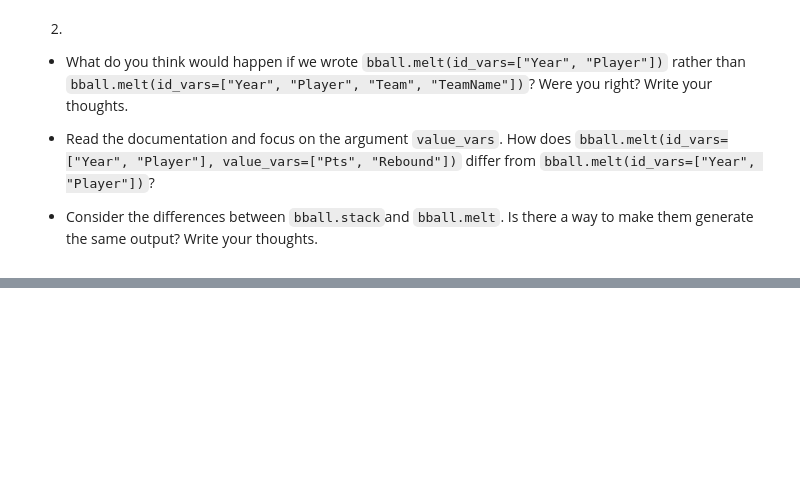
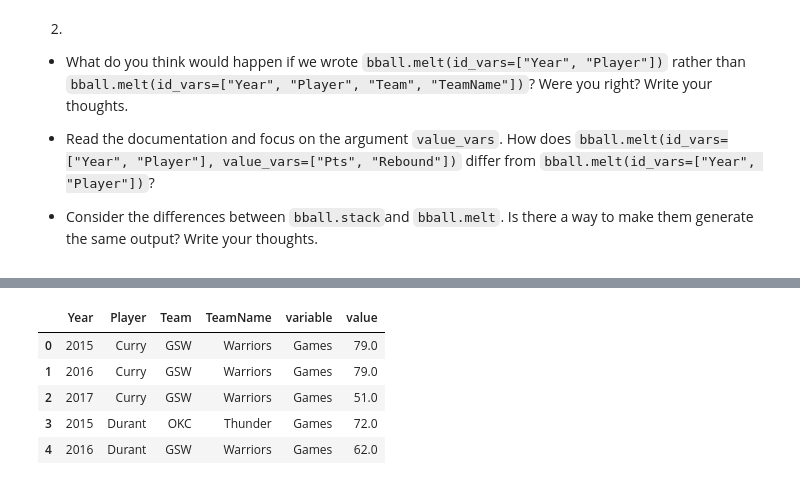
Before and after one commit to beauvilerobed/ds-ml-notes-projects-and-tutorials, a Jupyter notebook: projects/intro-to-economic-modeling-and-ds/working-with-data/reshape.ipynb, the cells around one changed output, grey strips where cells are left out. Cells and saved outputs as stored; diff of their text form; code cells hidden in the pictures; blank space fills up the shorter version.

```diff
--- a/projects/intro-to-economic-modeling-and-ds/working-with-data/reshape.ipynb
+++ b/projects/intro-to-economic-modeling-and-ds/working-with-data/reshape.ipynb
@@ -761,0 +771,9 @@ bball_wide
+# %%
+bball.melt(id_vars=["Year", "Player", "Team", "TeamName"]).head()
+# %% [output]
+|  | Year | Player | Team | TeamName | variable | value |
+| 0 | 2015 | Curry | GSW | Warriors | Games | 79.0 |
+| 1 | 2016 | Curry | GSW | Warriors | Games | 79.0 |
+| 2 | 2017 | Curry | GSW | Warriors | Games | 51.0 |
+| 3 | 2015 | Durant | OKC | Thunder | Games | 72.0 |
+| 4 | 2016 | Durant | GSW | Warriors | Games | 62.0 |
```
Also changed, not shown: parts of 7 cells of this notebook.
